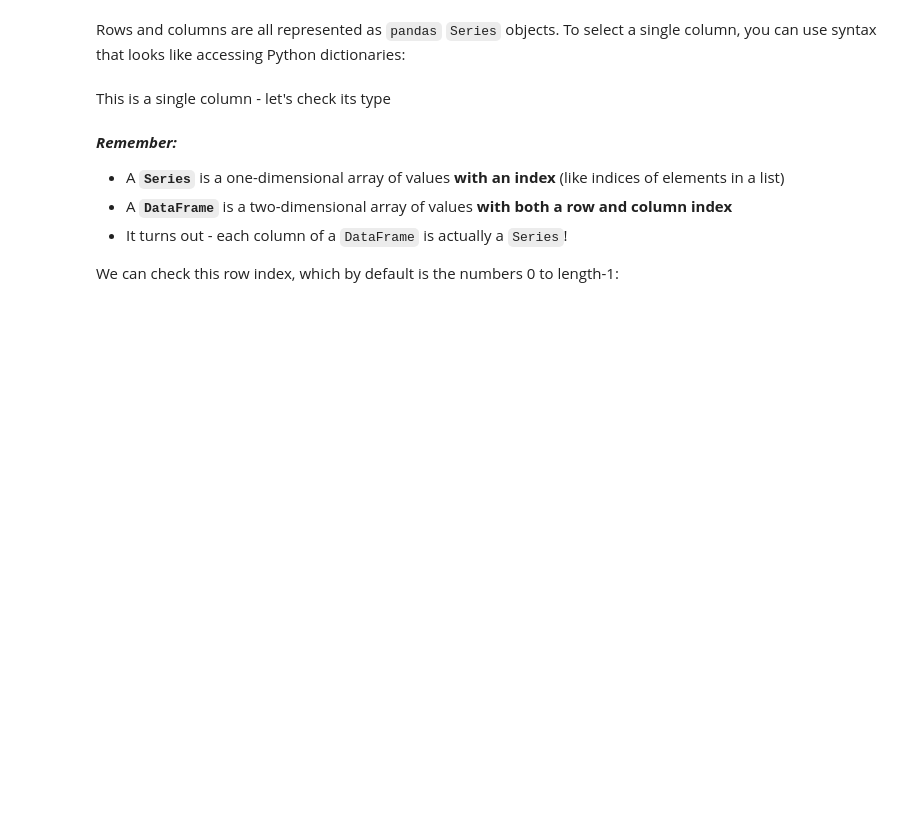
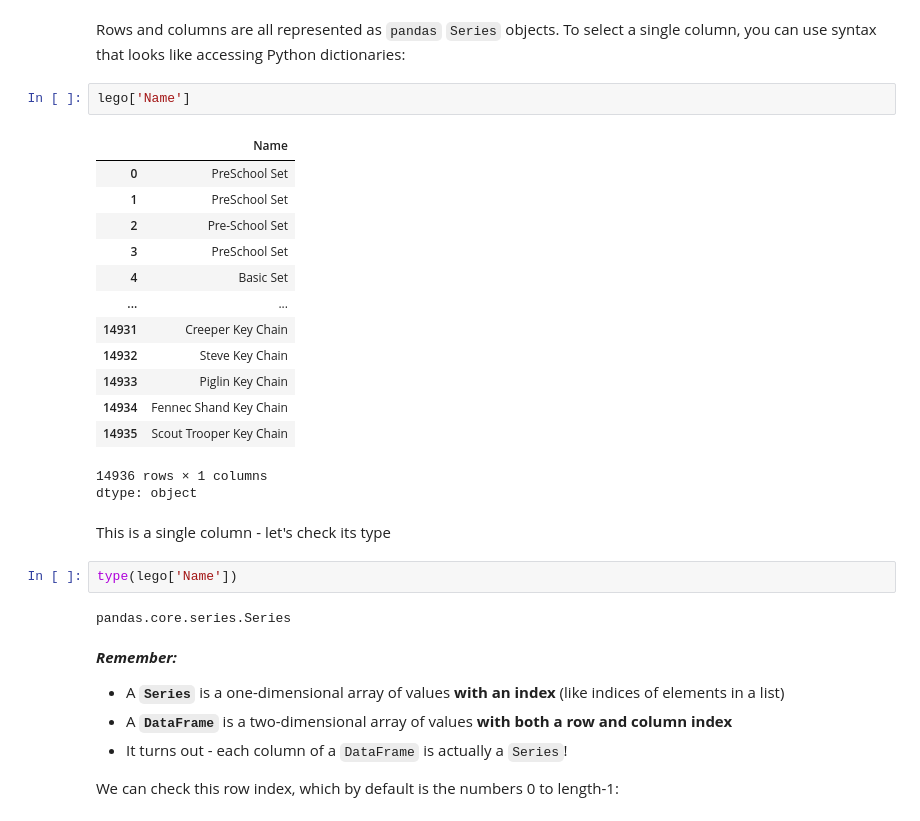
Before and after one commit to cikicali369-glitch/intro-to-eda-and-pandas, a Jupyter notebook: 02-intro-to-pandas/02-intro-to-pandas.ipynb, the cells around one changed output. Cells and saved outputs as stored; diff of their text form; blank space fills up the shorter version.

```diff
--- a/02-intro-to-pandas/02-intro-to-pandas.ipynb
+++ b/02-intro-to-pandas/02-intro-to-pandas.ipynb
@@ -113,7 +133,28 @@ If we need the column names as a list of strings, we can do that
 # %% [markdown]
 Rows and columns are all represented as `pandas` `Series` objects. To select a single column, you can use syntax that looks like accessing Python dictionaries:
+# %%
+lego['Name']
+# %% [output]
+|  | Name |
+| 0 | PreSchool Set |
+| 1 | PreSchool Set |
+| 2 | Pre-School Set |
+| 3 | PreSchool Set |
+| 4 | Basic Set |
+| ... | ... |
+| 14931 | Creeper Key Chain |
+| 14932 | Steve Key Chain |
+| 14933 | Piglin Key Chain |
+| 14934 | Fennec Shand Key Chain |
+| 14935 | Scout Trooper Key Chain |
+14936 rows × 1 columns
+dtype: object
 # %% [markdown]
 This is a single column - let's check its type
+# %%
+type(lego['Name'])
+# %% [output]
+pandas.core.series.Series
 # %% [markdown]
 ***Remember:***
 
```
Also changed, not shown: parts of 4 cells of this notebook.
